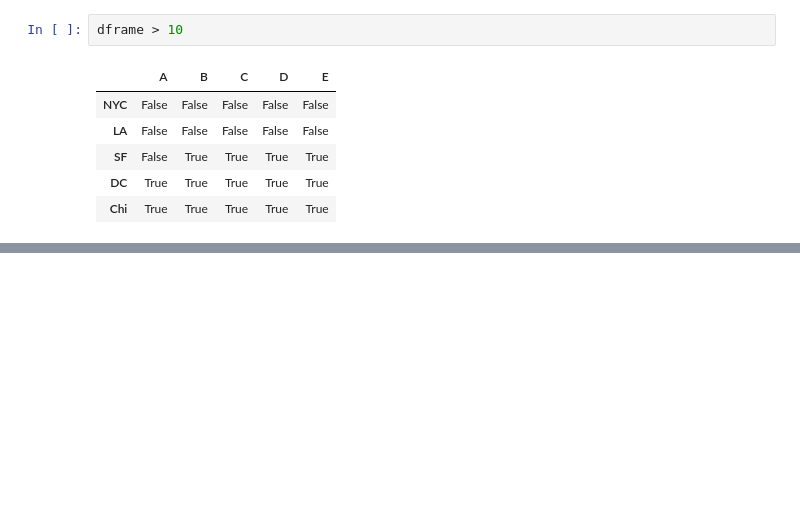
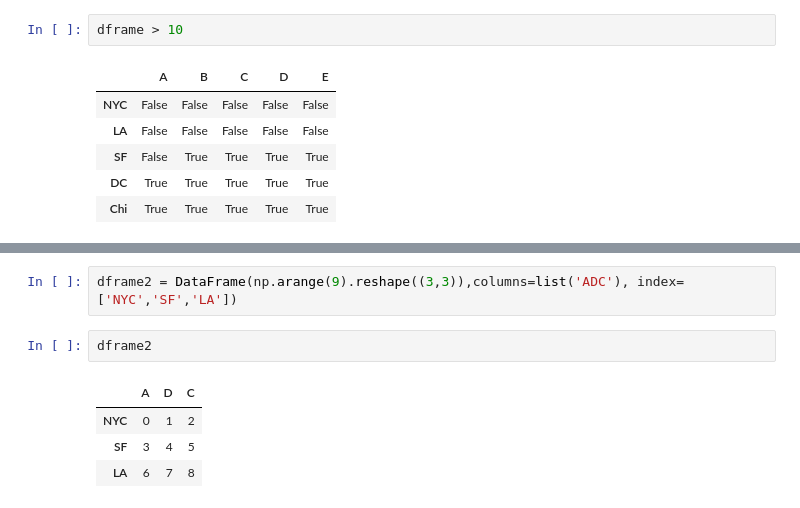
Before and after one commit to devmatsuko/python-practice, a Jupyter notebook: section4.ipynb, the cells around one changed output, grey strips where cells are left out. Cells and saved outputs as stored; diff of their text form; blank space fills up the shorter version.

```diff
--- a/section4.ipynb
+++ b/section4.ipynb
@@ -508,0 +551,9 @@ dframe > 10
+# %%
+dframe2 = DataFrame(np.arange(9).reshape((3,3)),columns=list('ADC'), index=['NYC','SF','LA'])
+# %%
+dframe2
+# %% [output]
+|  | A | D | C |
+| NYC | 0 | 1 | 2 |
+| SF | 3 | 4 | 5 |
+| LA | 6 | 7 | 8 |
```
Also changed, not shown: parts of 12 cells of this notebook.
